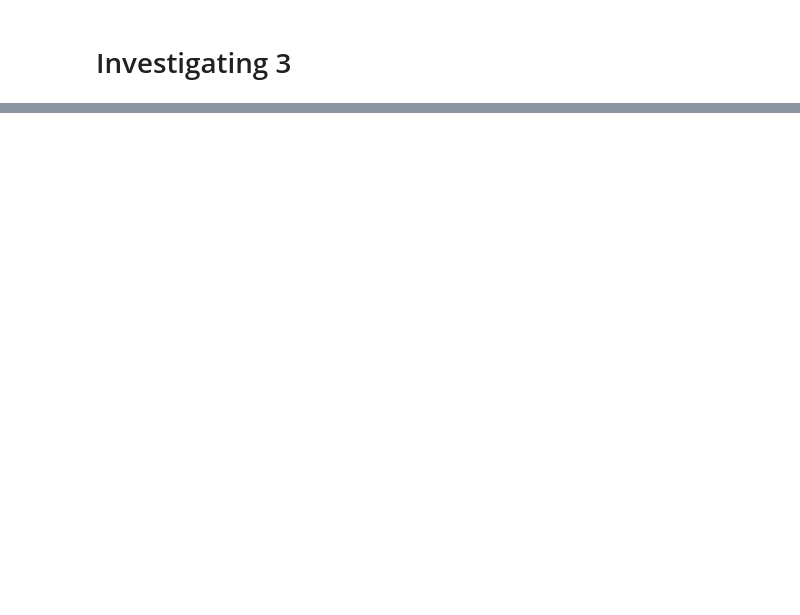
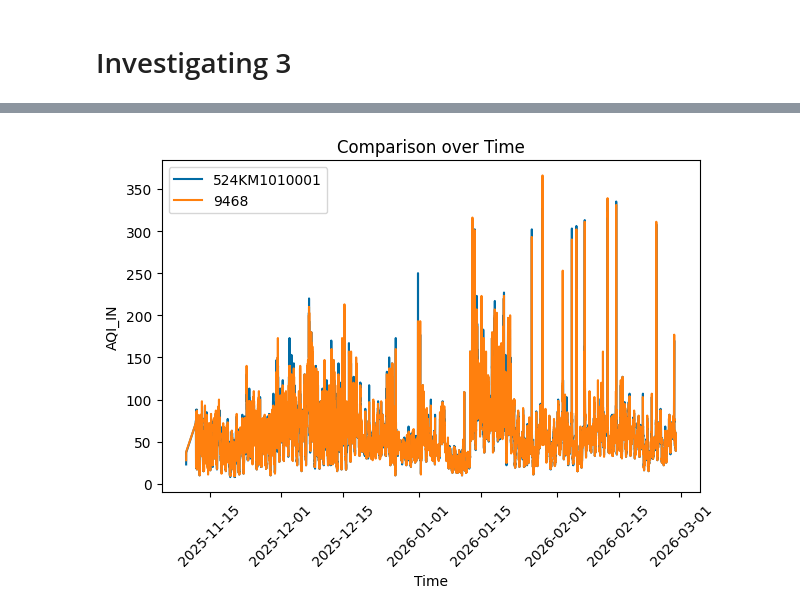
Before and after one commit to digitalterrascope/aqi-data-analysis, a Jupyter notebook: data_testing.ipynb, the cells around one changed output, grey strips where cells are left out. Drawn from its saved outputs; the diff is of its cells as text; code cells hidden in the pictures; blank space fills up the shorter version.

```diff
--- a/data_testing.ipynb
+++ b/data_testing.ipynb
@@ -103,0 +117,2 @@ df_threesremoved.group_by("country").len().sort("len", descending=True)
+# %%
+df = df.filter(pl.col("country").is_in(["India", "Pakistan", "Nepal"]))
@@ -103,0 +153,4 @@ df_threesremoved.group_by("country").len().sort("len", descending=True)
+# %%
+bad_ids = df.group_by("locationId").agg(
+    pl.struct(["lat", "lon"]).n_unique().alias("n_coords")
+).filter(pl.col("n_coords") > 1).sort("n_coords", descending=True).select("locationId").to_series().to_list()
@@ -103,0 +276,29 @@ df_threesremoved.group_by("country").len().sort("len", descending=True)
+# %%
+loc1 = "524KM1010001"
+loc2 = "9468"
+value_col = "AQI_IN"   # change this to whatever column you want
+
+df_plot = (
+    df.filter(pl.col("locationId").is_in([loc1, loc2]))
+      .select(["locationId", "last_updated", value_col])
+      .sort("last_updated")
+)
+
+# Convert to pandas for plotting
+pdf = df_plot.to_pandas()
+
+plt.figure()
+
+for loc_id in [loc1, loc2]:
+    subset = pdf[pdf["locationId"] == loc_id]
+    plt.plot(subset["last_updated"], subset[value_col], label=loc_id)
+
+plt.xlabel("Time")
+plt.ylabel(value_col)
+plt.title("Comparison over Time")
+plt.legend()
+plt.xticks(rotation=45)
+plt.tight_layout()
+plt.show()
+# %% [output]
+[figure, added]
```
Also changed, not shown: parts of 22 cells of this notebook.
